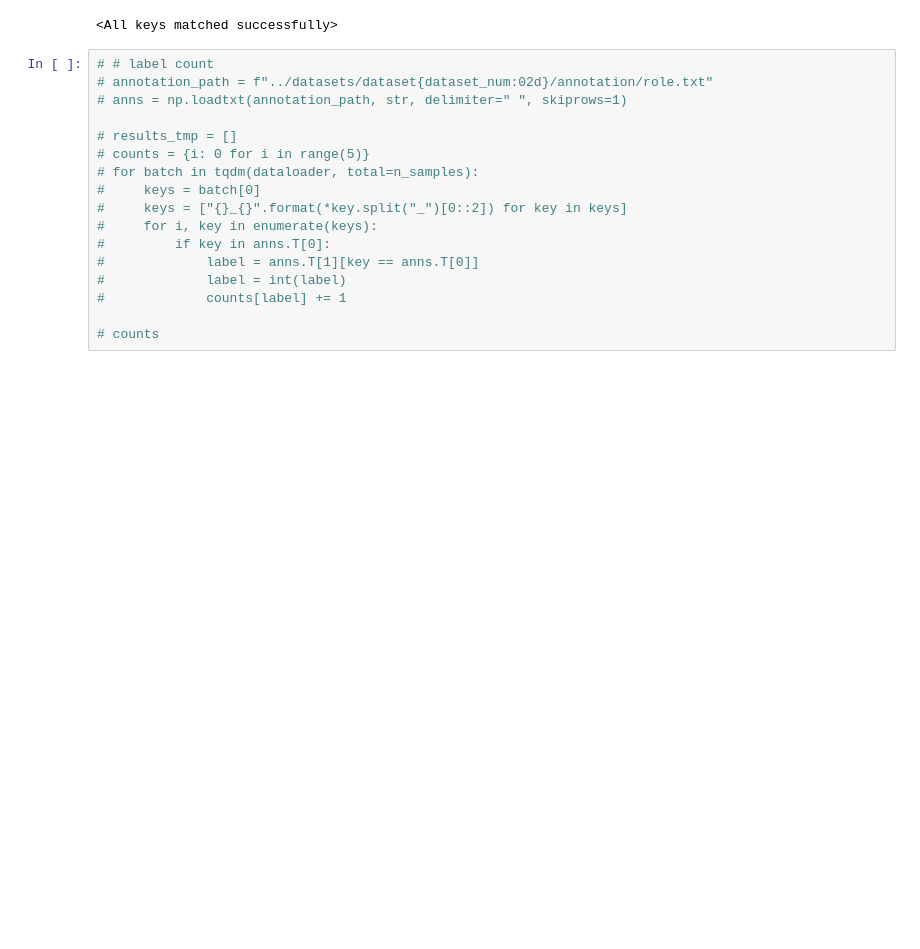
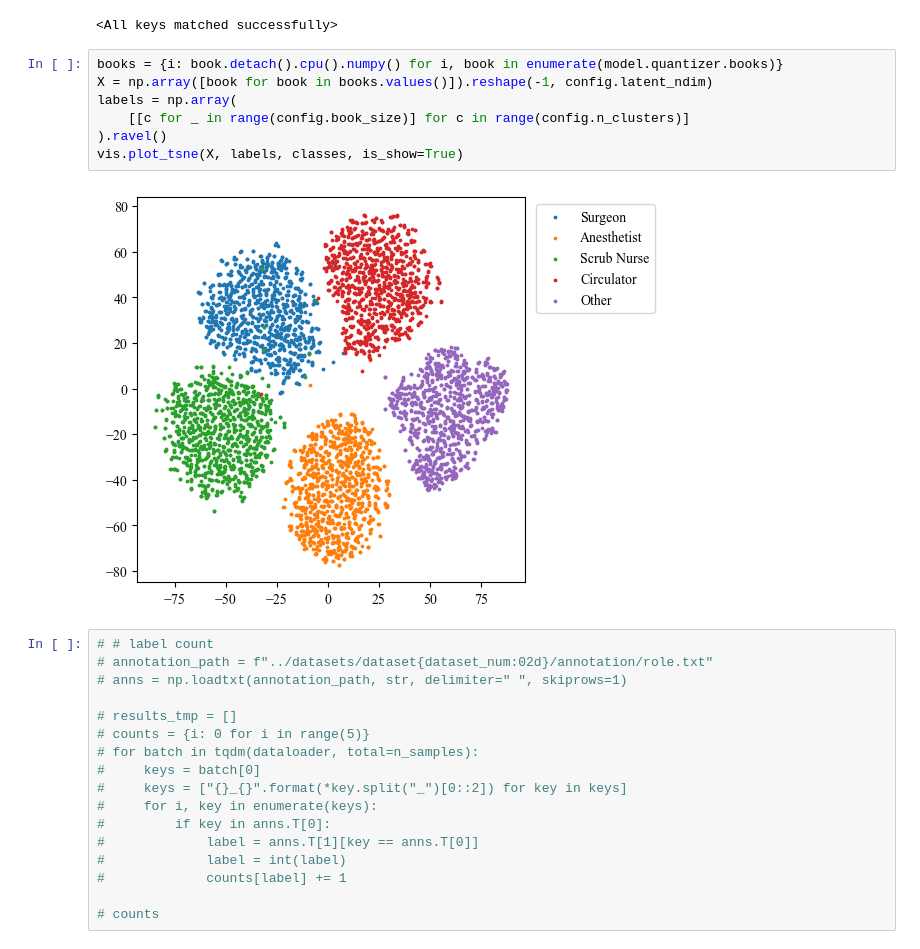
Before and after one commit to kojikojiprg/har-for-or, a Jupyter notebook: notebooks/pred_invididual.ipynb, the cells around one changed output. Drawn from its saved outputs; the diff is of its cells as text; blank space fills up the shorter version.

```diff
--- a/notebooks/pred_invididual.ipynb
+++ b/notebooks/pred_invididual.ipynb
@@ -64,6 +70,15 @@ checkpoint = torch.load(checkpoint_path, map_location=device)
 model.load_state_dict(checkpoint["state_dict"])
 # %% [output]
 <All keys matched successfully>
+# %%
+books = {i: book.detach().cpu().numpy() for i, book in enumerate(model.quantizer.books)}
+X = np.array([book for book in books.values()]).reshape(-1, config.latent_ndim)
+labels = np.array(
+    [[c for _ in range(config.book_size)] for c in range(config.n_clusters)]
+).ravel()
+vis.plot_tsne(X, labels, classes, is_show=True)
+# %% [output]
+[figure, added]
 # %%
 # # label count
 # annotation_path = f"../datasets/dataset{dataset_num:02d}/annotation/role.txt"
```
Also changed, not shown: parts of 13 cells of this notebook.
